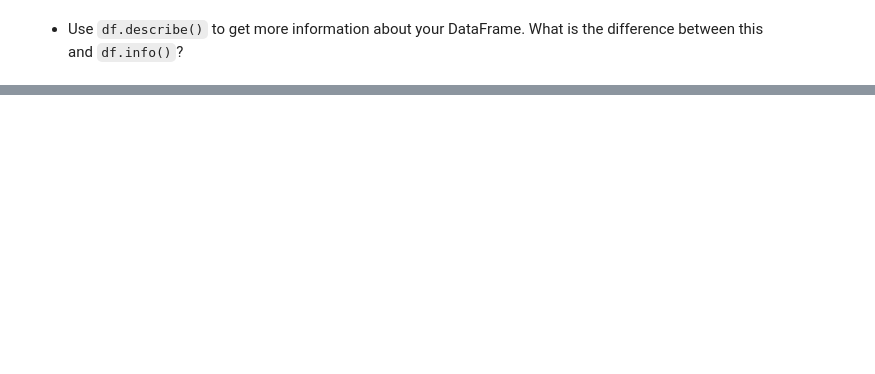
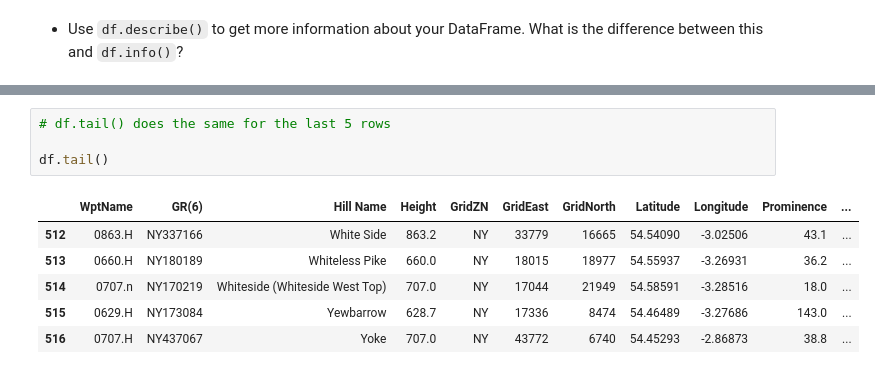
Before and after one commit to simonkirbysimonkirby/python-data-analysis-notebooks, a Jupyter notebook: src/data-analysis-task.ipynb, the cells around one changed output, grey strips where cells are left out. Drawn from its saved outputs; the diff is of its cells as text; blank space fills up the shorter version.

```diff
--- a/src/data-analysis-task.ipynb
+++ b/src/data-analysis-task.ipynb
@@ -32,0 +154,11 @@ This notebook is a longer exercise for students to complete in the third session
+# %%
+# df.tail() does the same for the last 5 rows
+
+df.tail()
+# %% [output]
+|  | WptName | GR(6) | Hill Name | Height | GridZN | GridEast | GridNorth | Latitude | Longitude | Prominence | ... |
+| 512 | 0863.H | NY337166 | White Side | 863.2 | NY | 33779 | 16665 | 54.54090 | -3.02506 | 43.1 | ... |
+| 513 | 0660.H | NY180189 | Whiteless Pike | 660.0 | NY | 18015 | 18977 | 54.55937 | -3.26931 | 36.2 | ... |
+| 514 | 0707.n | NY170219 | Whiteside (Whiteside West Top) | 707.0 | NY | 17044 | 21949 | 54.58591 | -3.28516 | 18.0 | ... |
+| 515 | 0629.H | NY173084 | Yewbarrow | 628.7 | NY | 17336 | 8474 | 54.46489 | -3.27686 | 143.0 | ... |
+| 516 | 0707.H | NY437067 | Yoke | 707.0 | NY | 43772 | 6740 | 54.45293 | -2.86873 | 38.8 | ... |
```
Also changed, not shown: parts of 44 cells of this notebook.
